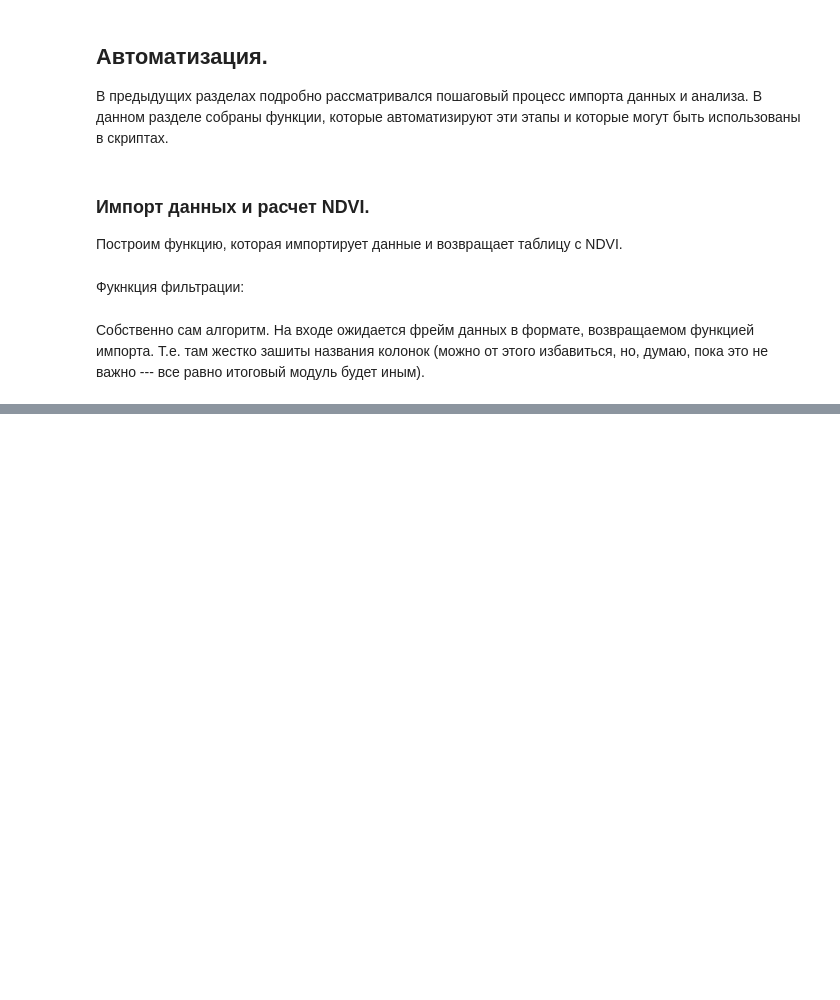
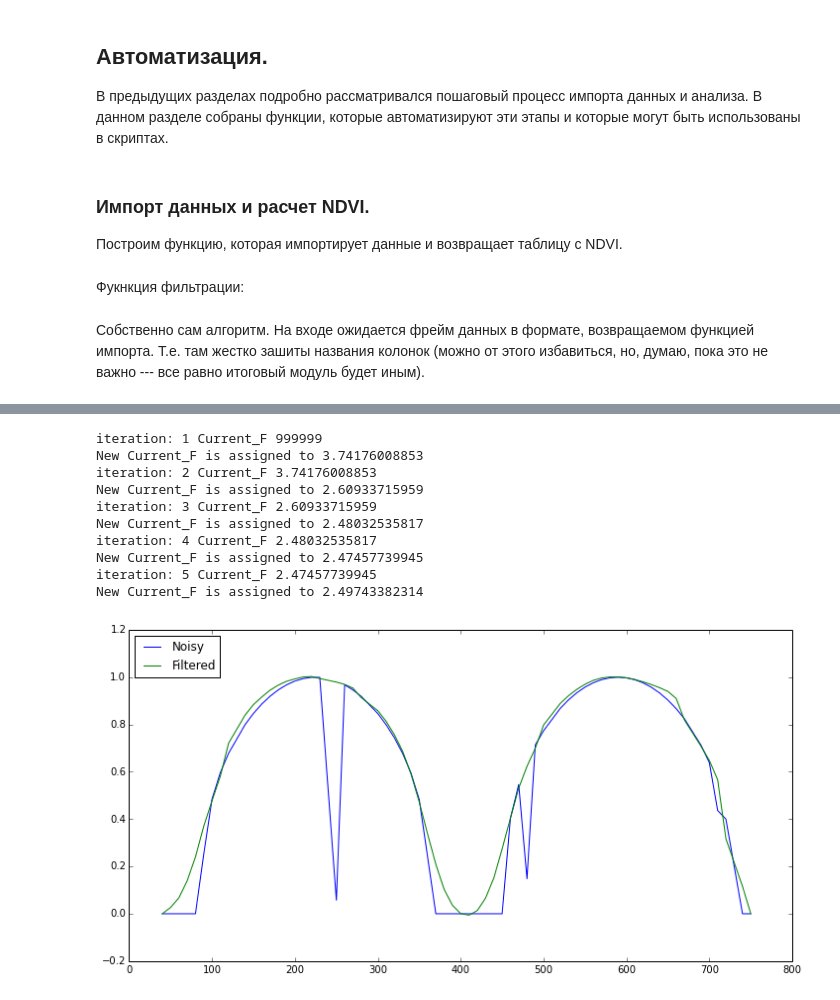
Before and after one commit to KolesovDmitry/remote_sensing, a Jupyter notebook: NDVI filtering by Savitzky-Golay.ipynb, the cells around one changed output, grey strips where cells are left out. Drawn from its saved outputs; the diff is of its cells as text; code cells hidden in the pictures; blank space fills up the shorter version.

```diff
--- a/NDVI filtering by Savitzky-Golay.ipynb
+++ b/NDVI filtering by Savitzky-Golay.ipynb
@@ -615,6 +617,7 @@ def savitzky_golay2(t, y, window_size, order):
 
     # pad the signal at the extremes with
     # values taken from the signal itself
+    y = np.array(y)  # It prevents caveats in pandas' indexing
     firstvals = y[0] - np.abs( y[1:half_window+1][::-1] - y[0] )
     lastvals = y[-1] + np.abs(y[-half_window-1:-1][::-1] - y[-1])
     y = np.concatenate((firstvals, y, lastvals))
@@ -663,7 +666,7 @@ def fit_ndvi(frame, window_size=15, order=2):
 
     def get_n(row):
         # Функция, в которой закодирована формула
-        result = row['N'] if row['N'] >= row['Trend'] else row['Trend']
+        result = row['NDVI'] if row['NDVI'] >= row['N'] else row['N']
         return result
 
     # step 2
@@ -680,8 +683,9 @@ def fit_ndvi(frame, window_size=15, order=2):
     Old_F = 1000000   # A big number
     Current_F = Old_F - 1
     frame['N'] = frame['NDVI']
-    while Current_F <= Old_F:
-        print iteration, Current_F
+    while Current_F < Old_F:
+        print 'iteration:', iteration, 'Current_F', Current_F
+
         # step 4
         frame['N'] = frame.apply(get_n, axis=1)
 
@@ -689,11 +693,12 @@ def fit_ndvi(frame, window_size=15, order=2):
         # decrease window_size by t
         t = min(8, 2 * iteration) # Just a test
         trend = savitzky_golay2(frame.DayNum, frame.N, window_size=window_size-t, order=2)
-        frame.Trend = trend
+        frame.N = trend
 
         frame['F'] = abs(frame['NDVI'] - frame['N'])*frame['W']
         Old_F = Current_F
         Current_F = frame.F.sum()
+        print 'New Current_F is assigned to', Current_F
 
         iteration += 1
     return frame
@@ -699,0 +774,21 @@ def fit_ndvi(frame, window_size=15, order=2):
+# %%
+frame = get_noisy_signal(drop_perc=10, noise_perc=10)
+filtered = fit_ndvi(frame)
+
+fig = plt.figure(figsize=(12,6), dpi=100)
+plt.plot(filtered.DayNum, filtered.NDVI, label='Noisy')
+plt.plot(filtered.DayNum, filtered.N, label='Filtered')
+plt.legend(loc=2)
+plt.show()
+# %% [output]
+iteration: 1 Current_F 999999
+New Current_F is assigned to 3.74176008853
+iteration: 2 Current_F 3.74176008853
+New Current_F is assigned to 2.60933715959
+iteration: 3 Current_F 2.60933715959
+New Current_F is assigned to 2.48032535817
+iteration: 4 Current_F 2.48032535817
+New Current_F is assigned to 2.47457739945
+iteration: 5 Current_F 2.47457739945
+New Current_F is assigned to 2.49743382314
+[figure, added]
```
Also changed, not shown: parts of 23 cells of this notebook.
